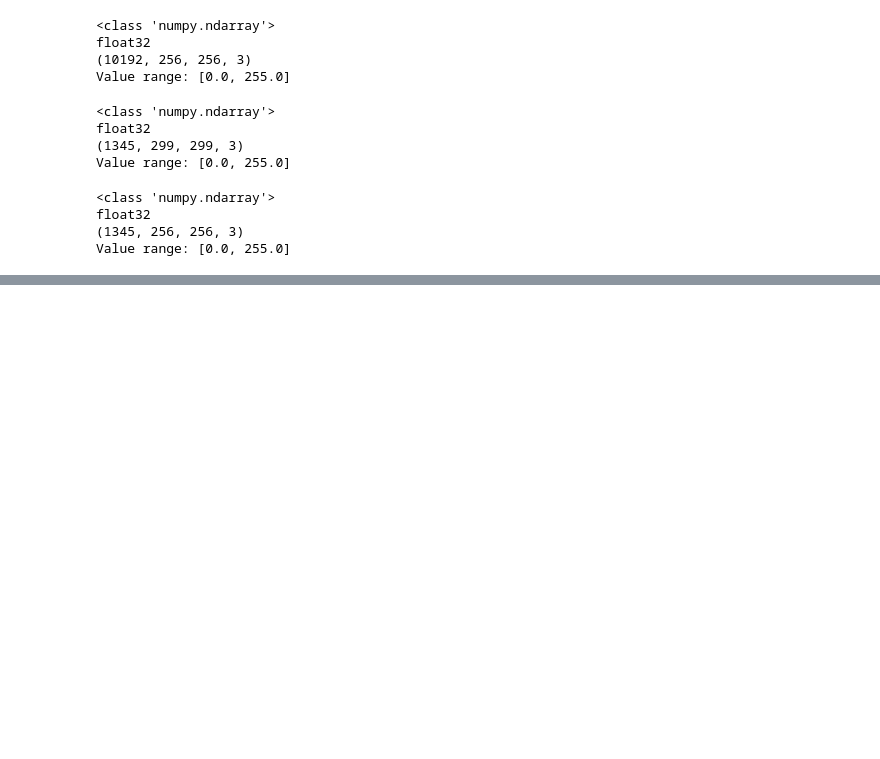
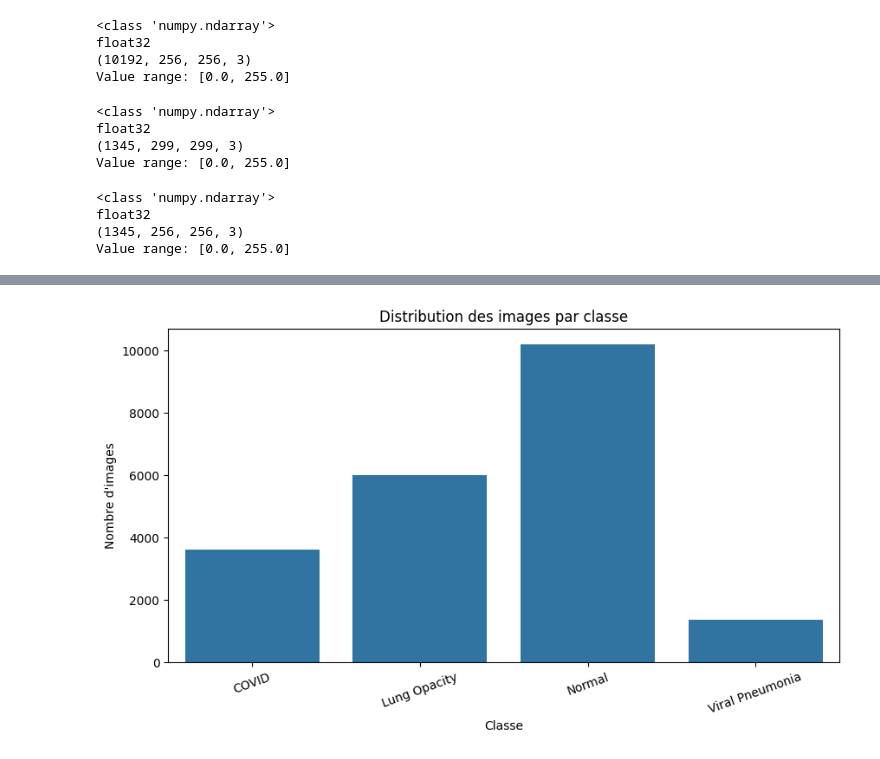
Before and after one commit to hmilet/covid-19, a Jupyter notebook: covid-19_Datasets.ipynb, the cells around one changed output, grey strips where cells are left out. Saved outputs shown, nothing was run; the diff lists cells and outputs as text; code cells hidden in the pictures; blank space fills up the shorter version.

Commit message:
ajout du travail de Mohammed

```diff
--- a/covid-19_Datasets.ipynb
+++ b/covid-19_Datasets.ipynb
@@ -5,4 +5,4 @@ import os
 import numpy as np
 from tensorflow.keras.utils import load_img, img_to_array
 
-workspace = 'C:/Users/hadri/covid-19_radiography/COVID-19_Radiography_Dataset/'
+workspace = 'data/COVID-19_Radiography_Dataset/'
@@ -11,10 +13,12 @@ def load_img_as_np_arr(img_dir):
 
     img_arr_list = []
 
-    for file in os.listdir(img_dir):
-        filename = os.fsdecode(file)
+    #for file in os.listdir(img_dir):
+    for filename in sorted(os.listdir(img_dir)): # j'ai ajouter sorted pour assurer l'ordre
+        #filename = os.fsdecode(file)
         if filename.endswith(".png"):
-            img = load_img(os.path.abspath(img_dir)+b'\\'+file)
+            #img = load_img(os.path.abspath(img_dir)+b'/'+file)
+            img = load_img(os.path.join(img_dir, filename)) # join(img_dir, filename) pour ça soit compatible toutes OS
             arr = img_to_array(img)
             img_arr_list.append(arr)
             continue
@@ -117,3 +121,20 @@ display_img_np_arr(pneumo_msk_dir)
 float32
 (1345, 256, 256, 3)
 Value range: [0.0, 255.0]
+# %%
+import pandas as pd
+import matplotlib.pyplot as plt
+import seaborn as sns
+
+# preparation pour ploat bar
+class_counts = pd.DataFrame({
+    "class": ["COVID", "Lung Opacity", "Normal", "Viral Pneumonia"],
+    "count": [
+        covid_img_arr.shape[0],
+        lung_opa_img_arr.shape[0],
+        normal_img_arr.shape[0],
+        pneumo_img_arr.shape[0]
+    ]
+})
+
+class_counts
@@ -119,0 +147,20 @@ Value range: [0.0, 255.0]
+# %%
+# visu bar count pour chaque classe
+plt.figure(figsize=(10, 5))
+
+sns.barplot(
+    data=class_counts,
+    x="class",
+    y="count"
+)
+
+plt.title("Distribution des images par classe")
+plt.xlabel("Classe")
+plt.ylabel("Nombre d'images")
+plt.xticks(rotation=20)
+plt.show()
+
+#interpretation: On observe un déséquilibre entre les classes. La classe Normal est majoritaire, tandis que la classe Viral Pneumonia est la moins représentée.
+# Ce déséquilibre devra être pris en compte lors de la préparation des données et de l'entraînement du modèle.
+# %% [output]
+[figure, added]
```
Also changed, not shown: parts of 20 cells of this notebook.
